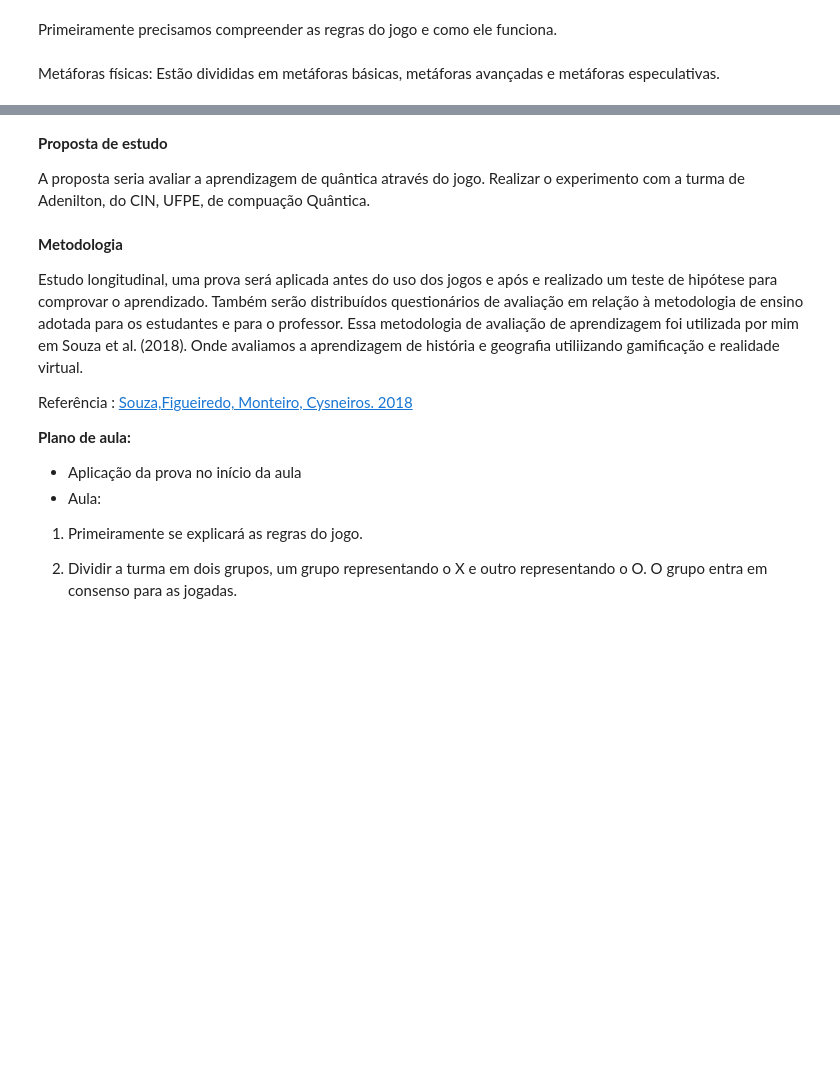
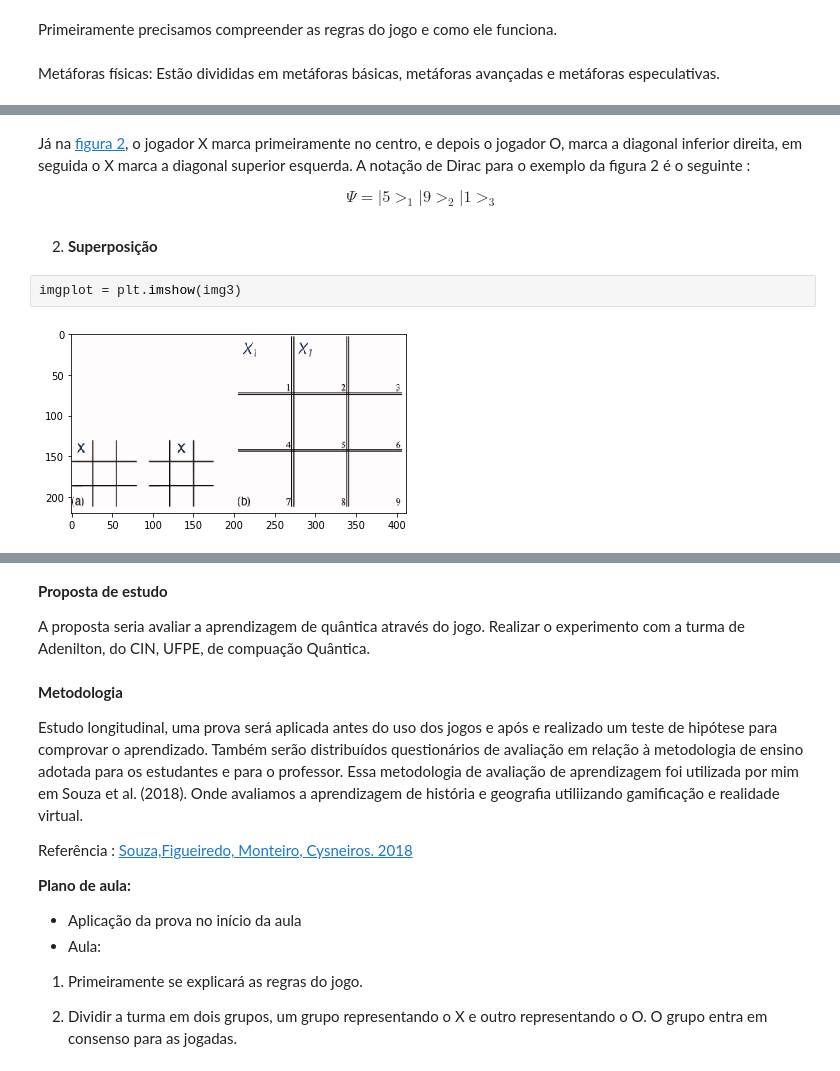
Before and after one commit to marcelaportela/QuantumTicTacToe, a Jupyter notebook: Quantica.ipynb, the cells around one changed output, grey strips where cells are left out. Cells and saved outputs as stored; diff of their text form; blank space fills up the shorter version.

```diff
--- a/Quantica.ipynb
+++ b/Quantica.ipynb
@@ -83,0 +37,17 @@ $$\Psi=\big|5\big>_1\big|9\big>_2\big|1\big>_3$$
+# %% [markdown]
+
+
+
+Já na [ figura 2](https://uploaddeimagens.com.br/imagens/exemplo_1-png-de04abcd-5f6a-4cef-a5fe-cd3daad13137), o jogador X marca primeiramente no centro, e depois o jogador O, marca a diagonal inferior direita, em seguida o X marca a diagonal superior esquerda. A notação de Dirac para o exemplo da figura 2 é o seguinte :
+
+
+
+$$\Psi=\big|5\big>_1\big|9\big>_2\big|1\big>_3$$
+# %% [markdown]
+
+
+2.   **Superposição**
+# %%
+imgplot = plt.imshow(img3)
+# %% [output]
+[figure, added]
```
Also changed, not shown: parts of 18 cells of this notebook.
